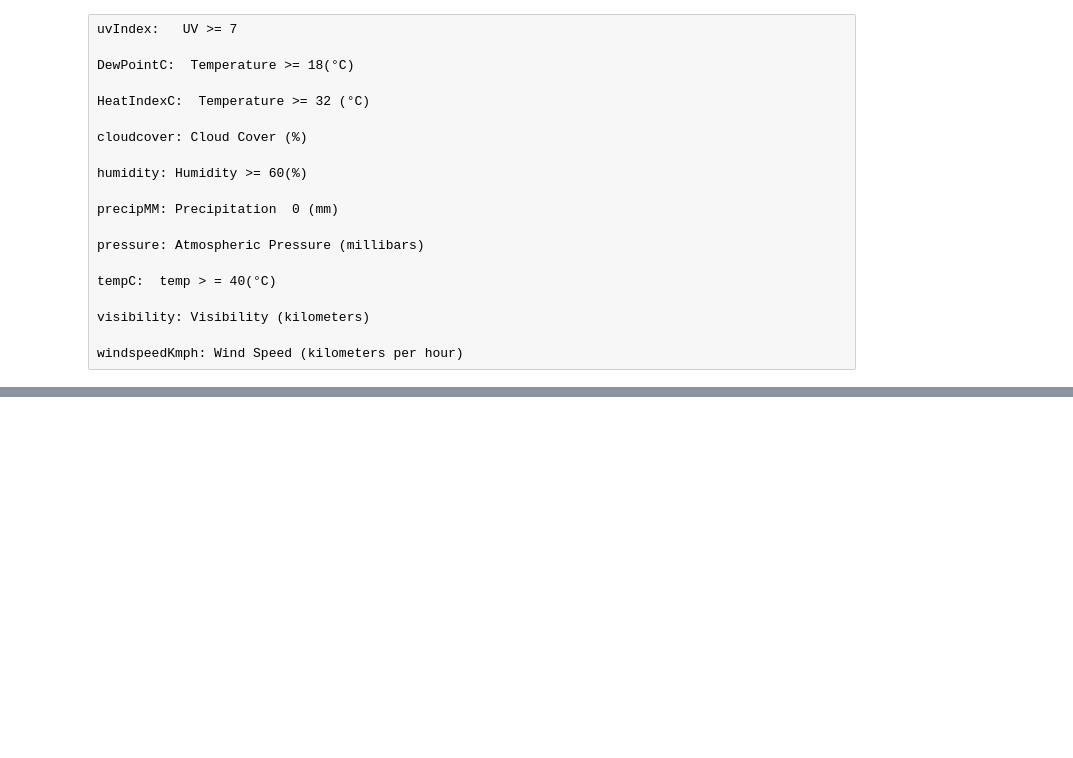
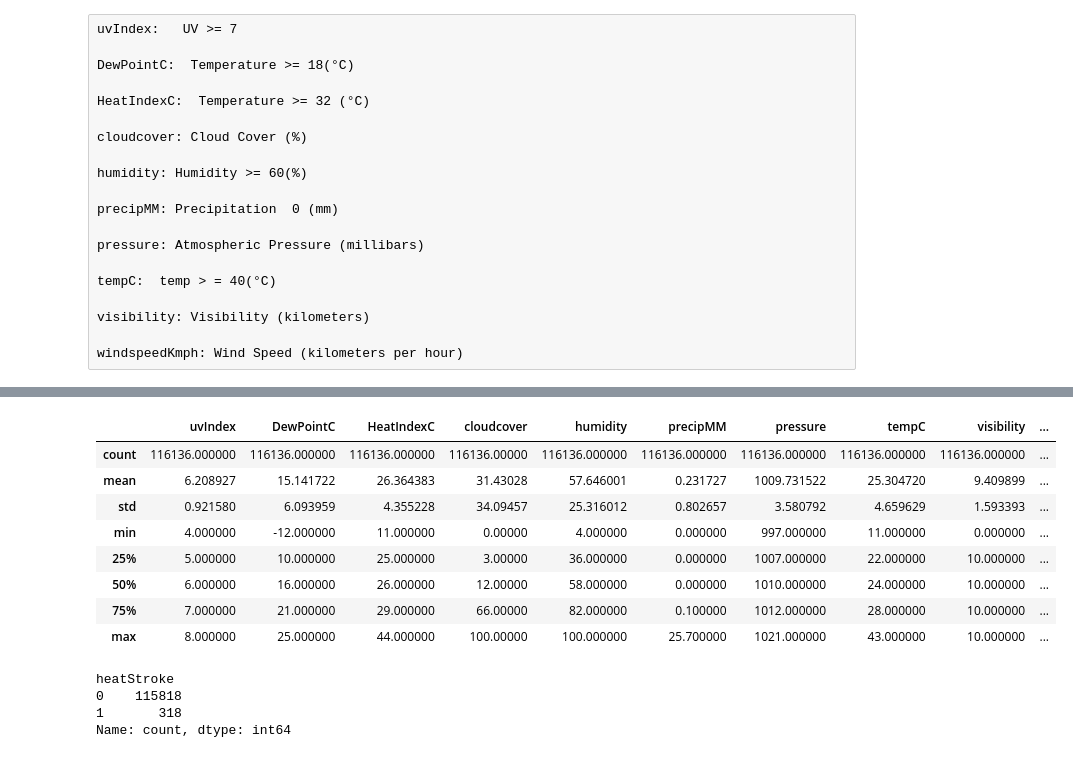
Before and after one commit to Khaire7031/Climate-Change-Impact-On-Human-Health-In-Pune, a Jupyter notebook: DiseaseData.ipynb, the cells around one changed output, grey strips where cells are left out. Drawn from its saved outputs; the diff is of its cells as text; code cells hidden in the pictures; blank space fills up the shorter version.

```diff
--- a/DiseaseData.ipynb
+++ b/DiseaseData.ipynb
@@ -46,0 +155,42 @@ windspeedKmph: Wind Speed (kilometers per hour)
+# %%
+
+uv_condition = data['uvIndex'] >= 7
+dewpoint_condition = data['DewPointC'] >= 18
+heatindex_condition = data['HeatIndexC'] >= 32
+cloudcover_condition = data['cloudcover'] < 50
+pressure_condition = (data['pressure'] >= 1000) & (data['pressure'] <= 1015)
+visibility_condition = data['visibility'] >= 5
+windspeed_condition = data['windspeedKmph'] < 20
+
+humidity_condition = data['humidity'] >= 60
+precip_condition = data['precipMM'] <=1
+temp_condition = data['tempC'] >= 30
+
+# Combine all conditions using logical AND
+overall_condition = (
+    humidity_condition & precip_condition & temp_condition
+)
+
+# Update
+data['heatStroke'] = 0 # before
+data.loc[overall_condition, 'heatStroke'] = 1  # according to condition
+# %%
+data.describe()
+# %% [output]
+|  | uvIndex | DewPointC | HeatIndexC | cloudcover | humidity | precipMM | pressure | tempC | visibility | ... |
+| count | 116136.000000 | 116136.000000 | 116136.000000 | 116136.00000 | 116136.000000 | 116136.000000 | 116136.000000 | 116136.000000 | 116136.000000 | ... |
+| mean | 6.208927 | 15.141722 | 26.364383 | 31.43028 | 57.646001 | 0.231727 | 1009.731522 | 25.304720 | 9.409899 | ... |
+| std | 0.921580 | 6.093959 | 4.355228 | 34.09457 | 25.316012 | 0.802657 | 3.580792 | 4.659629 | 1.593393 | ... |
+| min | 4.000000 | -12.000000 | 11.000000 | 0.00000 | 4.000000 | 0.000000 | 997.000000 | 11.000000 | 0.000000 | ... |
+| 25% | 5.000000 | 10.000000 | 25.000000 | 3.00000 | 36.000000 | 0.000000 | 1007.000000 | 22.000000 | 10.000000 | ... |
+| 50% | 6.000000 | 16.000000 | 26.000000 | 12.00000 | 58.000000 | 0.000000 | 1010.000000 | 24.000000 | 10.000000 | ... |
+| 75% | 7.000000 | 21.000000 | 29.000000 | 66.00000 | 82.000000 | 0.100000 | 1012.000000 | 28.000000 | 10.000000 | ... |
+| max | 8.000000 | 25.000000 | 44.000000 | 100.00000 | 100.000000 | 25.700000 | 1021.000000 | 43.000000 | 10.000000 | ... |
+# %%
+data['heatStroke'].value_counts()
+# data['precipMM']
+# %% [output]
+heatStroke
+0    115818
+1       318
+Name: count, dtype: int64
```
Also changed, not shown: parts of 15 cells of this notebook, 1 other file.
